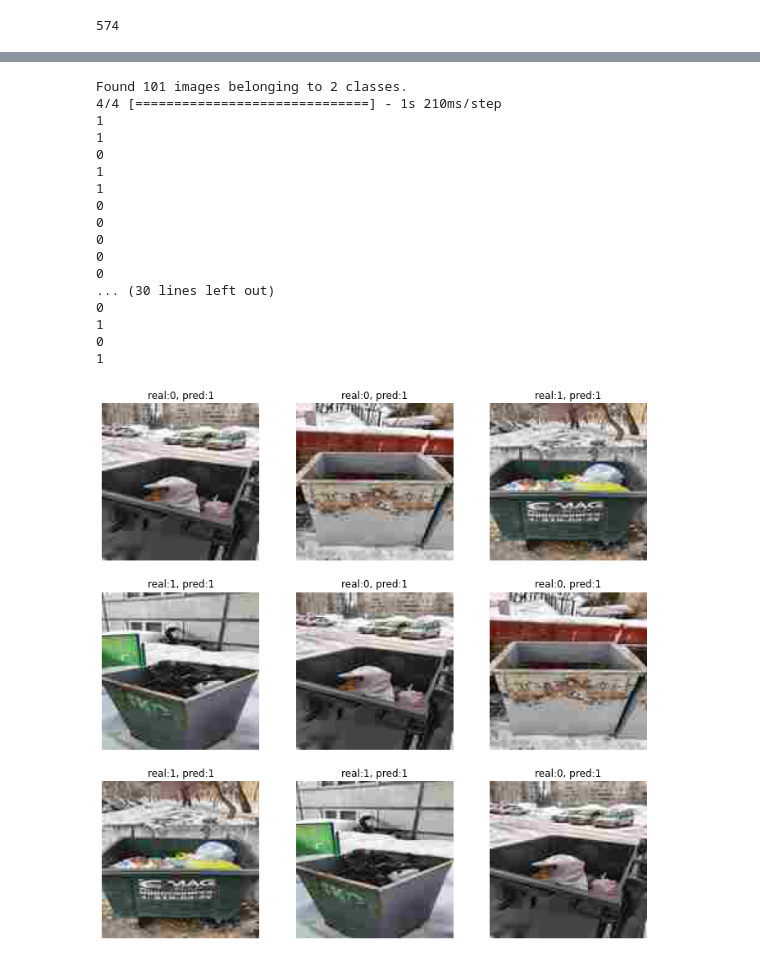
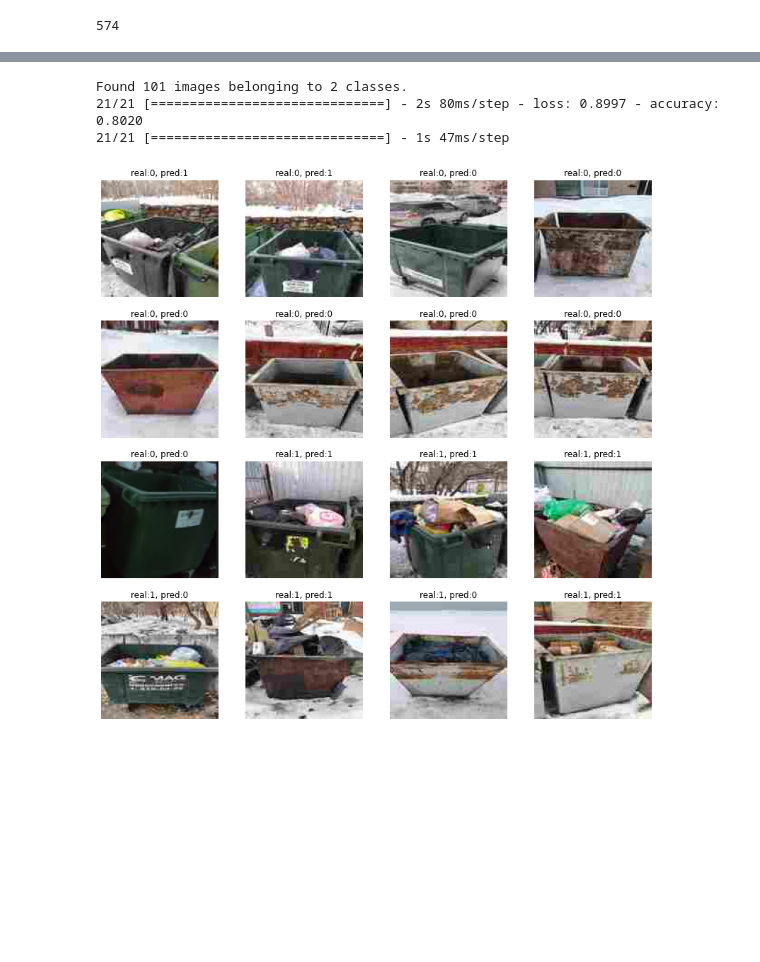
Before and after one commit to iishutov/CV-Project, a Jupyter notebook: ml_project.ipynb, the cells around one changed output, grey strips where cells are left out. Cells and saved outputs as stored; diff of their text form; code cells hidden in the pictures; blank space fills up the shorter version.

```diff
--- a/ml_project.ipynb
+++ b/ml_project.ipynb
@@ -95,6 +95,6 @@ model.compile(
     metrics=['accuracy']
     )
 
-history = model.fit(train_dataset, epochs = 10)
+history = model.fit(train_dataset, epochs = 2)
 # %% [output]
 Epoch 1/10
@@ -120,45 +120,43 @@ Epoch 10/10
 # %%
 # Testing dataset preprocessing (normalization).
 test_datagen = ImageDataGenerator(rescale=rescale)
 
 test_dataset = test_datagen.flow_from_directory(
     directory=test_dir,
     target_size=(128, 128),
     batch_size=batch_size,
     class_mode='categorical',
     shuffle=False,
     seed=42
 )
 
+model.evaluate(test_dataset)
 predictions = model.predict(test_dataset)
 
-for i in range(44):
-  print(np.argmax(predictions[i]))
+idx = 0
+rng = np.random.default_rng()
+fig, axs = plt.subplots(nrows=4, ncols=4, figsize=(14,14))
 
-fig, axs = plt.subplots(nrows=3, ncols=3, figsize=(12,12))
-for i in range(3):
-  for j in range(3):
+for i in range(4):
+  for j in range(4):
     image, label = test_dataset.next()
-    axs[i,j].set_title(f'real:{np.argmax(label[0])}, pred:{np.argmax(predictions[32*(3*j+i) % 32])}')
-    axs[i,j].imshow(image[0])
+    batch_size = label.shape[0]
+
+    local_idx = (int)(batch_size * rng.uniform())
+    global_idx = (idx + local_idx) % len(predictions)
+
+    real_class = np.argmax(label[local_idx])
+    predicted_class = np.argmax(predictions[global_idx])
+
+    axs[i,j].set_title(f'real:{real_class}, pred:{predicted_class}')
+    axs[i,j].imshow(image[local_idx])
     axs[i,j].axis('off')
+
+    idx += batch_size
+
 plt.show()
 # %% [output]
 Found 101 images belonging to 2 classes.
-4/4 [==============================] - 1s 210ms/step
-1
-1
-0
-1
-1
-0
-0
-0
-0
-0
-... (30 lines left out)
-0
-1
-0
-1
+21/21 [==============================] - 2s 80ms/step - loss: 0.8997 - accuracy: 0.8020
+21/21 [==============================] - 1s 47ms/step
-[figure, old version]
+[figure, new version]
```
Also changed, not shown: parts of 3 cells of this notebook.
